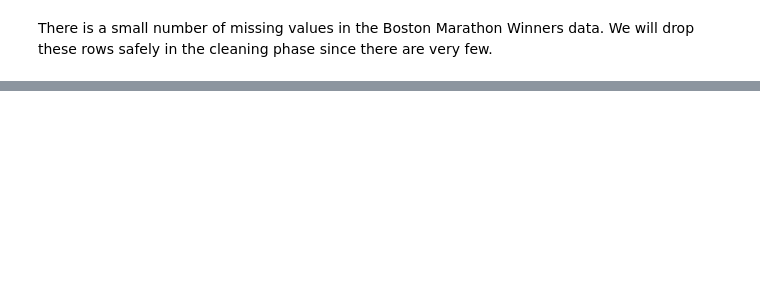
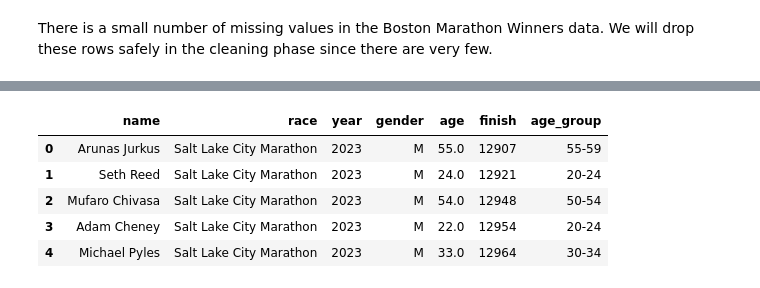
Before and after one commit to kimchiyama/Exploring_Marathon_Trends, a Jupyter notebook: notebooks/analysis.ipynb, the cells around one changed output, grey strips where cells are left out. Cells and saved outputs as stored; diff of their text form; code cells hidden in the pictures; blank space fills up the shorter version.

```diff
--- a/notebooks/analysis.ipynb
+++ b/notebooks/analysis.ipynb
@@ -177,0 +269,3 @@ boston_women = clean_columns(boston_women)
+# %%
+results_2023['age_group'] = results_2023['age'].apply(standardize_age_group)
+results_2024['age_group'] = results_2024['age'].apply(standardize_age_group)
@@ -177,0 +280,3 @@ boston_women = clean_columns(boston_women)
+# %%
+#Drop the 'age_bracket' from 2023 since its redundant
+results_2023 = results_2023.drop(columns = ['age_bracket'])
@@ -177,0 +317,9 @@ boston_women = clean_columns(boston_women)
+# %%
+combined_results.head()
+# %% [output]
+|  | name | race | year | gender | age | finish | age_group |
+| 0 | Arunas Jurkus | Salt Lake City Marathon | 2023 | M | 55.0 | 12907 | 55-59 |
+| 1 | Seth Reed | Salt Lake City Marathon | 2023 | M | 24.0 | 12921 | 20-24 |
+| 2 | Mufaro Chivasa | Salt Lake City Marathon | 2023 | M | 54.0 | 12948 | 50-54 |
+| 3 | Adam Cheney | Salt Lake City Marathon | 2023 | M | 22.0 | 12954 | 20-24 |
+| 4 | Michael Pyles | Salt Lake City Marathon | 2023 | M | 33.0 | 12964 | 30-34 |
```
Also changed, not shown: parts of 27 cells of this notebook.
